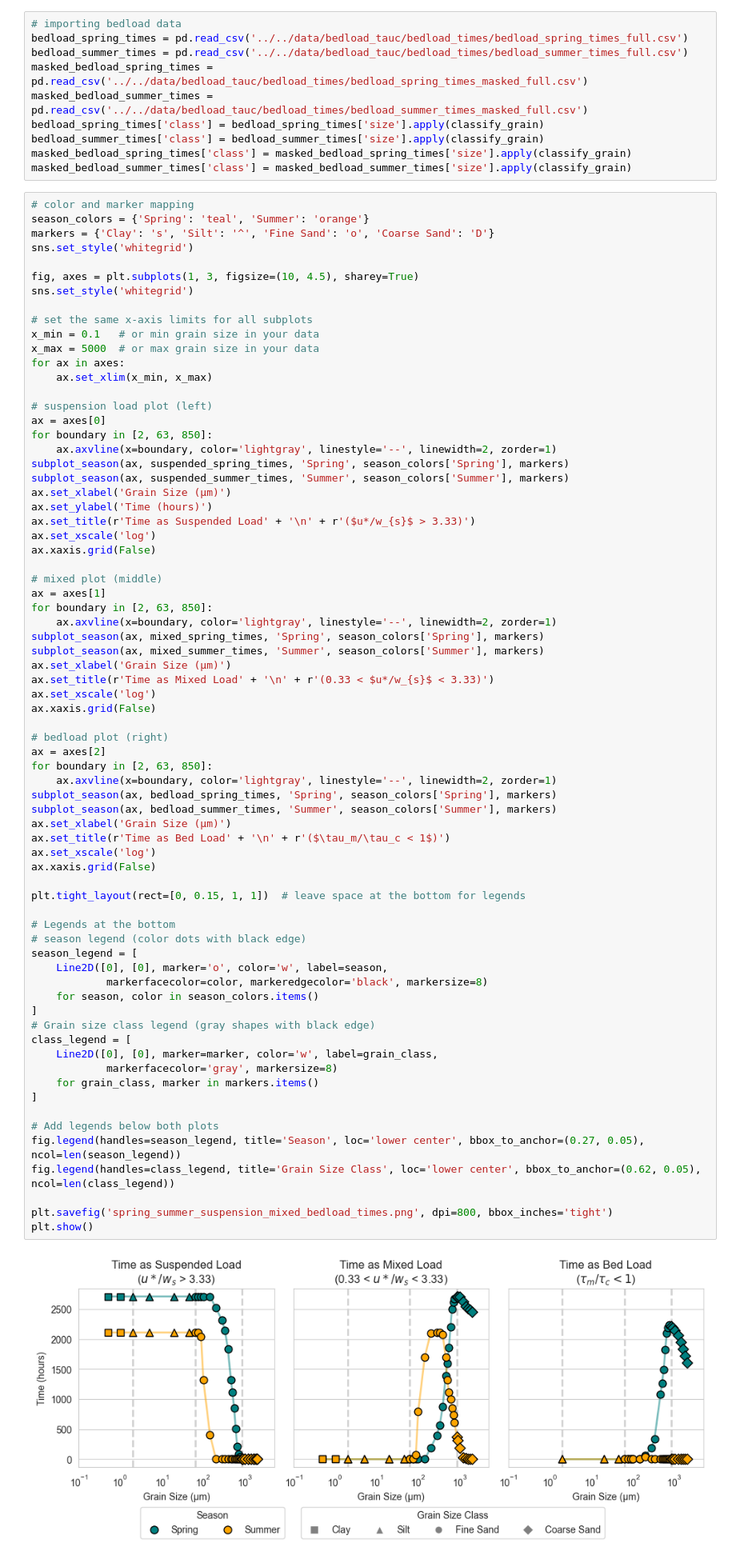
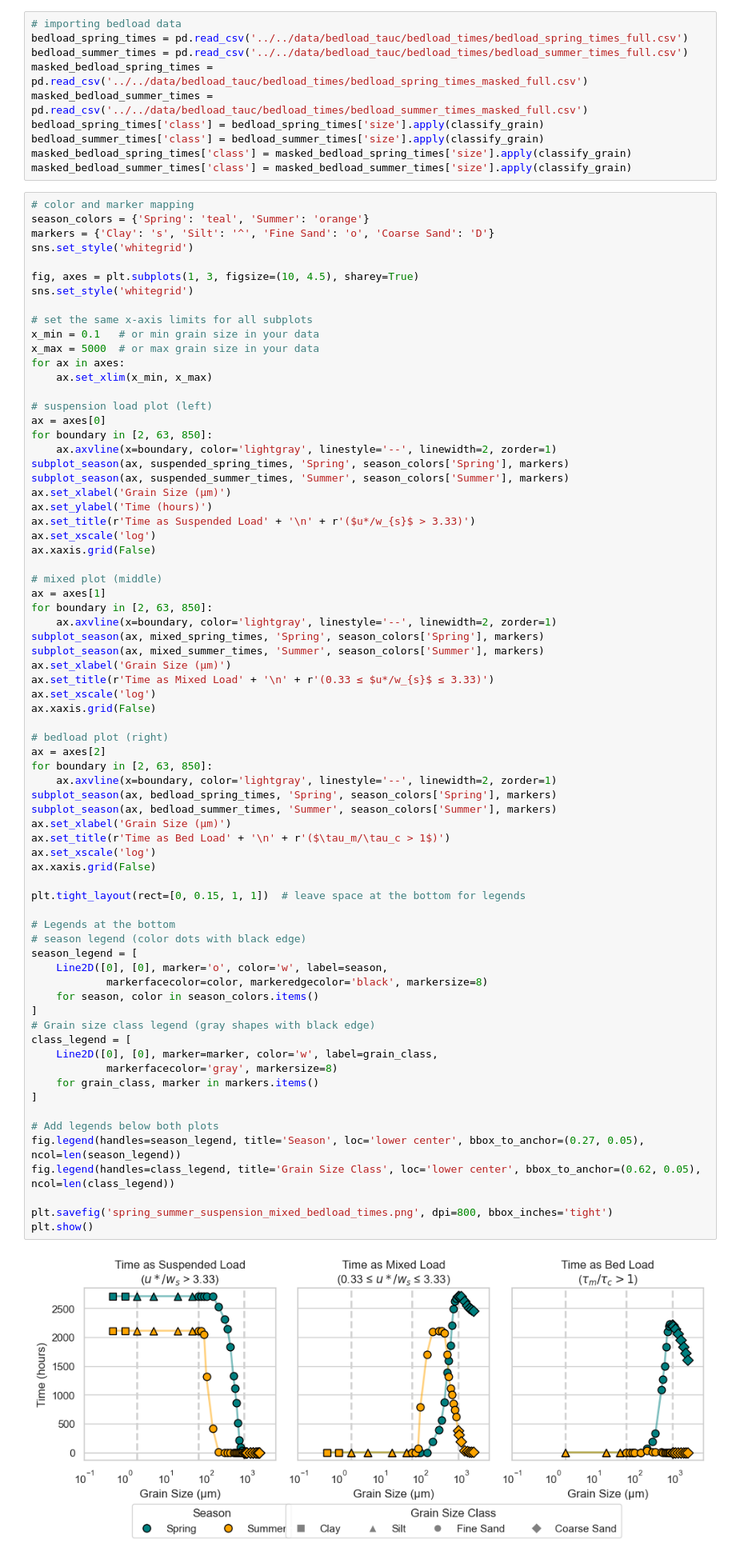
Before and after one commit to nicole-hucke/sediment_trap_paper, a Jupyter notebook: data_analysis/modes_of_transport/modes_of_transport_analysis.ipynb, the cells around one changed output. Shown at 80% size. Cells and saved outputs as stored; diff of their text form.

```diff
--- a/data_analysis/modes_of_transport/modes_of_transport_analysis.ipynb
+++ b/data_analysis/modes_of_transport/modes_of_transport_analysis.ipynb
@@ -1027,7 +1027,7 @@ for boundary in [2, 63, 850]:
 subplot_season(ax, mixed_spring_times, 'Spring', season_colors['Spring'], markers)
 subplot_season(ax, mixed_summer_times, 'Summer', season_colors['Summer'], markers)
 ax.set_xlabel('Grain Size (µm)')
-ax.set_title(r'Time as Mixed Load' + '\n' + r'(0.33 < $u*/w_{s}$ < 3.33)')
+ax.set_title(r'Time as Mixed Load' + '\n' + r'(0.33 ≤ $u*/w_{s}$ ≤ 3.33)')
 ax.set_xscale('log')
 ax.xaxis.grid(False)
 
@@ -1037,35 +1037,35 @@ for boundary in [2, 63, 850]:
     ax.axvline(x=boundary, color='lightgray', linestyle='--', linewidth=2, zorder=1)
 subplot_season(ax, bedload_spring_times, 'Spring', season_colors['Spring'], markers)
 subplot_season(ax, bedload_summer_times, 'Summer', season_colors['Summer'], markers)
 ax.set_xlabel('Grain Size (µm)')
-ax.set_title(r'Time as Bed Load' + '\n' + r'($\tau_m/\tau_c < 1$)')
+ax.set_title(r'Time as Bed Load' + '\n' + r'($\tau_m/\tau_c > 1$)')
 ax.set_xscale('log')
 ax.xaxis.grid(False)
 
 plt.tight_layout(rect=[0, 0.15, 1, 1])  # leave space at the bottom for legends
 
 # Legends at the bottom
 # season legend (color dots with black edge)
 season_legend = [
     Line2D([0], [0], marker='o', color='w', label=season,
             markerfacecolor=color, markeredgecolor='black', markersize=8)
     for season, color in season_colors.items()
 ]
 # Grain size class legend (gray shapes with black edge)
 class_legend = [
     Line2D([0], [0], marker=marker, color='w', label=grain_class,
             markerfacecolor='gray', markersize=8)
     for grain_class, marker in markers.items()
 ]
 
 # Add legends below both plots
 fig.legend(handles=season_legend, title='Season', loc='lower center', bbox_to_anchor=(0.27, 0.05), ncol=len(season_legend))
 fig.legend(handles=class_legend, title='Grain Size Class', loc='lower center', bbox_to_anchor=(0.62, 0.05), ncol=len(class_legend))
 
 plt.savefig('spring_summer_suspension_mixed_bedload_times.png', dpi=800, bbox_inches='tight')
 plt.show()
 # %% [output]
-[figure, old version]
+[figure, new version]
 # %% [markdown]
 Masked
 # %%
```
Also changed, not shown: parts of 2 cells of this notebook, 12 other files.
